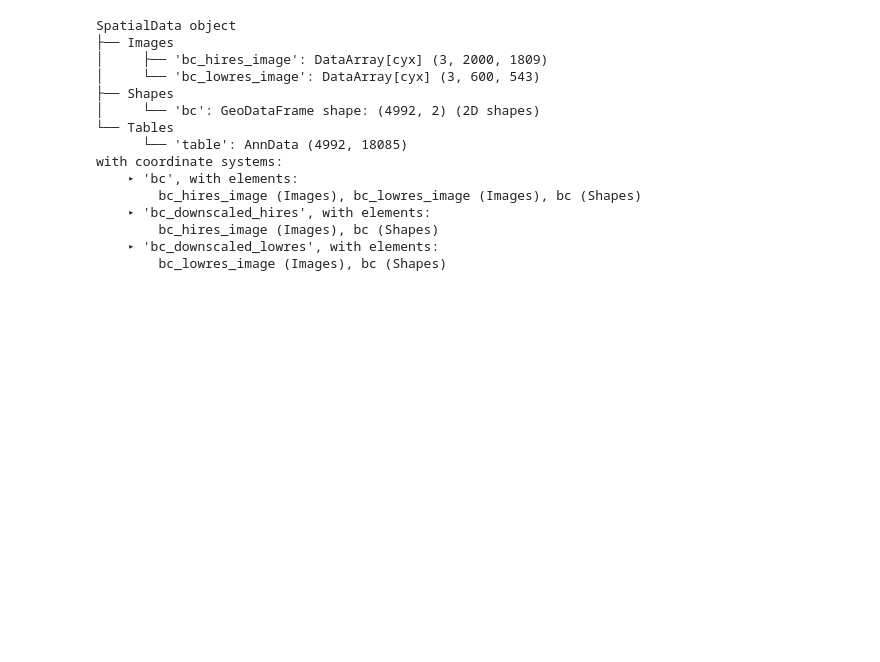
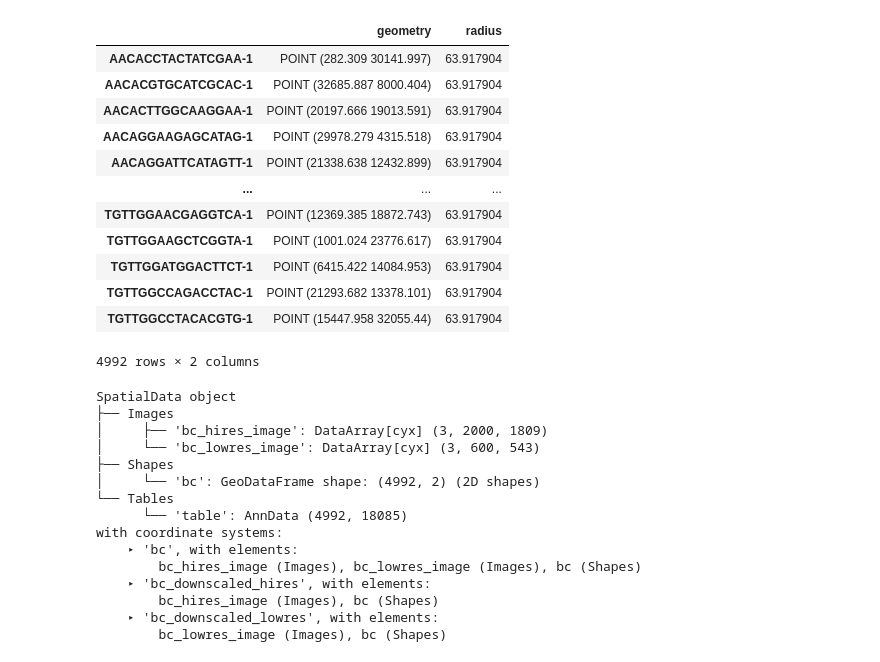
Before and after one commit to SpatialPathology/InSituPy, a Jupyter notebook: docs/source/tutorials/03_data_import/InSituPy_multi-tech.ipynb, the cells around one changed output. Drawn from its saved outputs; the diff is of its cells as text; code cells hidden in the pictures; blank space fills up the shorter version.

```diff
--- a/docs/source/tutorials/03_data_import/InSituPy_multi-tech.ipynb
+++ b/docs/source/tutorials/03_data_import/InSituPy_multi-tech.ipynb
@@ -61,0 +249,5 @@ visium = visium_human_breast_cancer()
+# %%
+M_file = r"C:\Users\ge37voy\.cache\InSituPy\demo_datasets\Visium_HE_alignment_files\matrix.csv"
+ft = visium.features.transform(
+    transformation_matrix=M_file
+    )
@@ -62,3 +294,19 @@ visium = visium_human_breast_cancer()
+# %%
+ft.shapes
+# %% [output]
+|  | geometry | radius |
+| AACACCTACTATCGAA-1 | POINT (282.309 30141.997) | 63.917904 |
+| AACACGTGCATCGCAC-1 | POINT (32685.887 8000.404) | 63.917904 |
+| AACACTTGGCAAGGAA-1 | POINT (20197.666 19013.591) | 63.917904 |
+| AACAGGAAGAGCATAG-1 | POINT (29978.279 4315.518) | 63.917904 |
+| AACAGGATTCATAGTT-1 | POINT (21338.638 12432.899) | 63.917904 |
+| ... | ... | ... |
+| TGTTGGAACGAGGTCA-1 | POINT (12369.385 18872.743) | 63.917904 |
+| TGTTGGAAGCTCGGTA-1 | POINT (1001.024 23776.617) | 63.917904 |
+| TGTTGGATGGACTTCT-1 | POINT (6415.422 14084.953) | 63.917904 |
+| TGTTGGCCAGACCTAC-1 | POINT (21293.682 13378.101) | 63.917904 |
+| TGTTGGCCTACACGTG-1 | POINT (15447.958 32055.44) | 63.917904 |
+4992 rows × 2 columns
 # %%
 from spatialdata_io import visium
 
```
Also changed, not shown: parts of 32 cells of this notebook, 8 other files.
